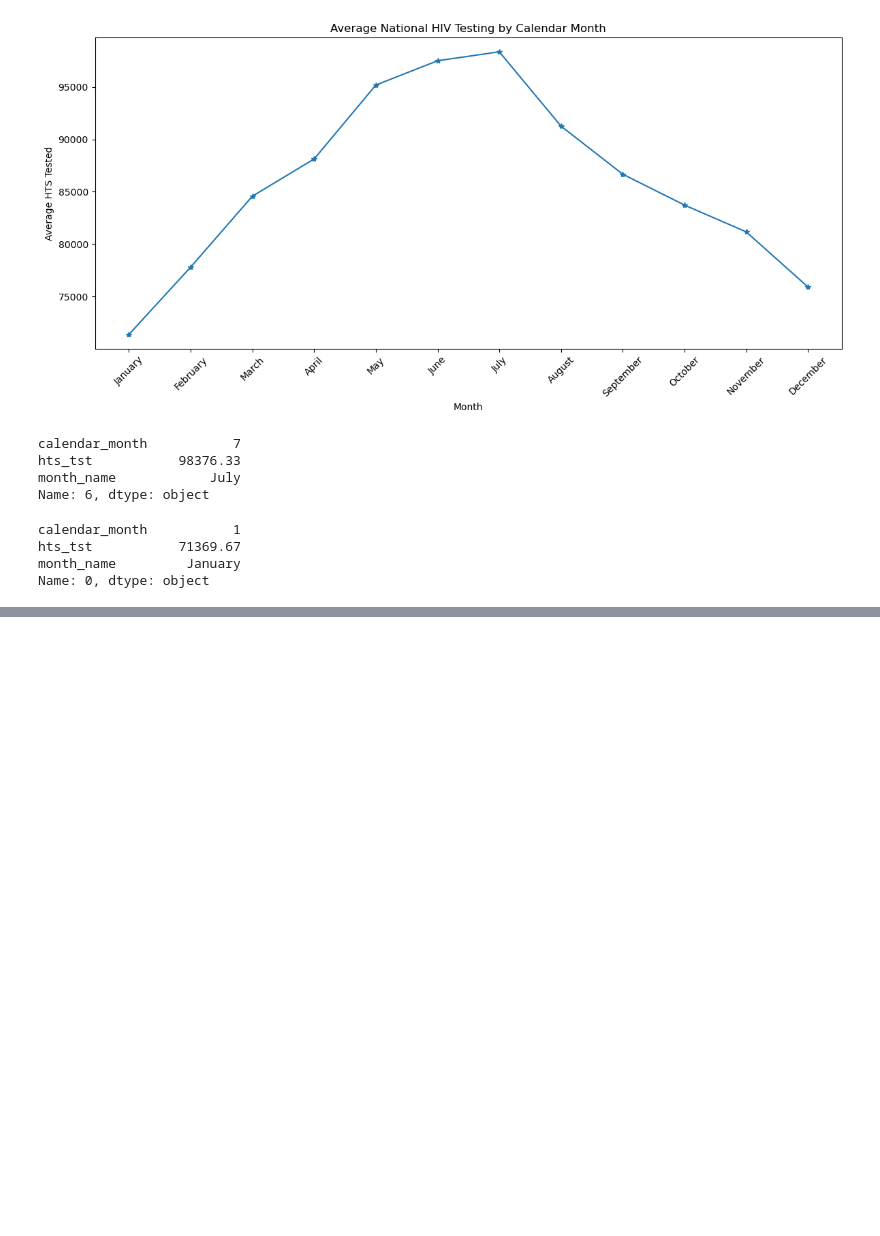
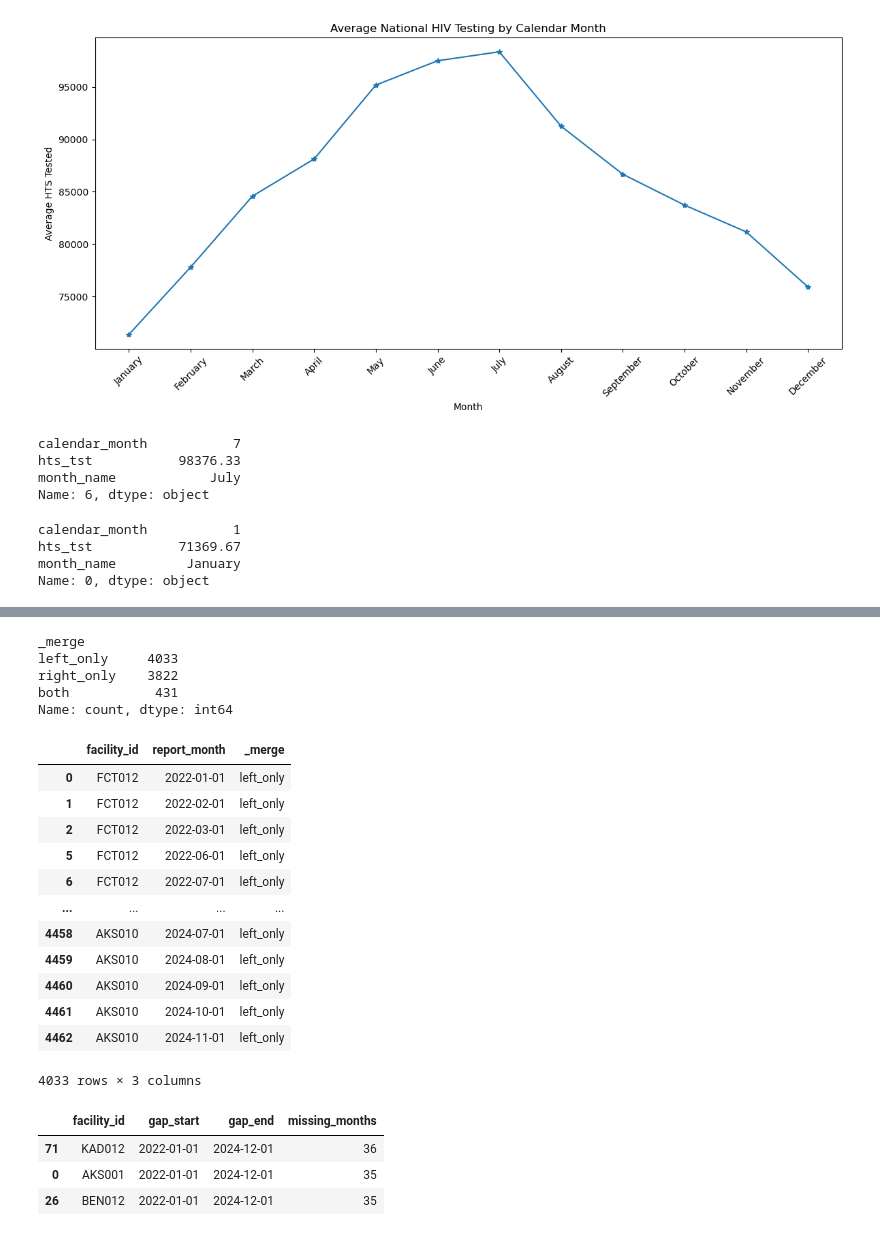
Before and after one commit to AlozieCollins/Intern-dataset-work, a Jupyter notebook: work.ipynb, the cells around one changed output, grey strips where cells are left out. Drawn from its saved outputs; the diff is of its cells as text; code cells hidden in the pictures; blank space fills up the shorter version.

```diff
--- a/work.ipynb
+++ b/work.ipynb
@@ -1793,10 +1816,32 @@ expected = pd.MultiIndex.from_product(
 reporting_check = expected.merge(
     facility_months,
     on=["facility_id", "report_month"],
-    how="left",
+    how="outer",
     indicator=True
 )
+reporting_check["_merge"].value_counts()
+# %% [output]
+_merge
+left_only     4033
+right_only    3822
+both           431
+Name: count, dtype: int64
 # %%
 gaps = reporting_check[
     reporting_check["_merge"] == "left_only"
 ].copy()
+gaps
+# %% [output]
+|  | facility_id | report_month | _merge |
+| 0 | FCT012 | 2022-01-01 | left_only |
+| 1 | FCT012 | 2022-02-01 | left_only |
+| 2 | FCT012 | 2022-03-01 | left_only |
+| 5 | FCT012 | 2022-06-01 | left_only |
+| 6 | FCT012 | 2022-07-01 | left_only |
+| ... | ... | ... | ... |
+| 4458 | AKS010 | 2024-07-01 | left_only |
+| 4459 | AKS010 | 2024-08-01 | left_only |
+| 4460 | AKS010 | 2024-09-01 | left_only |
+| 4461 | AKS010 | 2024-10-01 | left_only |
+| 4462 | AKS010 | 2024-11-01 | left_only |
+4033 rows × 3 columns
@@ -1802,0 +1862,11 @@ gaps = reporting_check[
+# %%
+top_3_gaps = (
+    multi_month_gaps
+    .sort_values("missing_months", ascending=False)
+)
+top_3_gaps.head(3)
+# %% [output]
+|  | facility_id | gap_start | gap_end | missing_months |
+| 71 | KAD012 | 2022-01-01 | 2024-12-01 | 36 |
+| 0 | AKS001 | 2022-01-01 | 2024-12-01 | 35 |
+| 26 | BEN012 | 2022-01-01 | 2024-12-01 | 35 |
```
Also changed, not shown: parts of 4 cells of this notebook.
